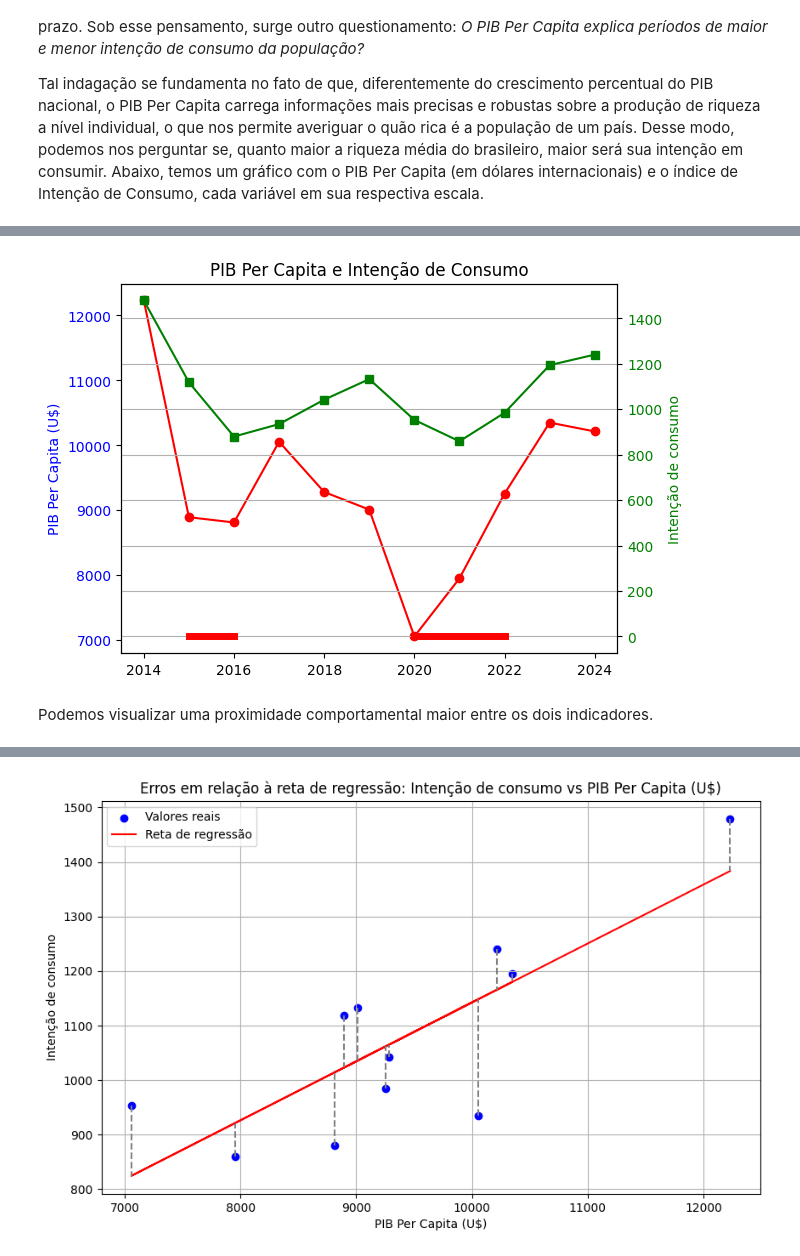
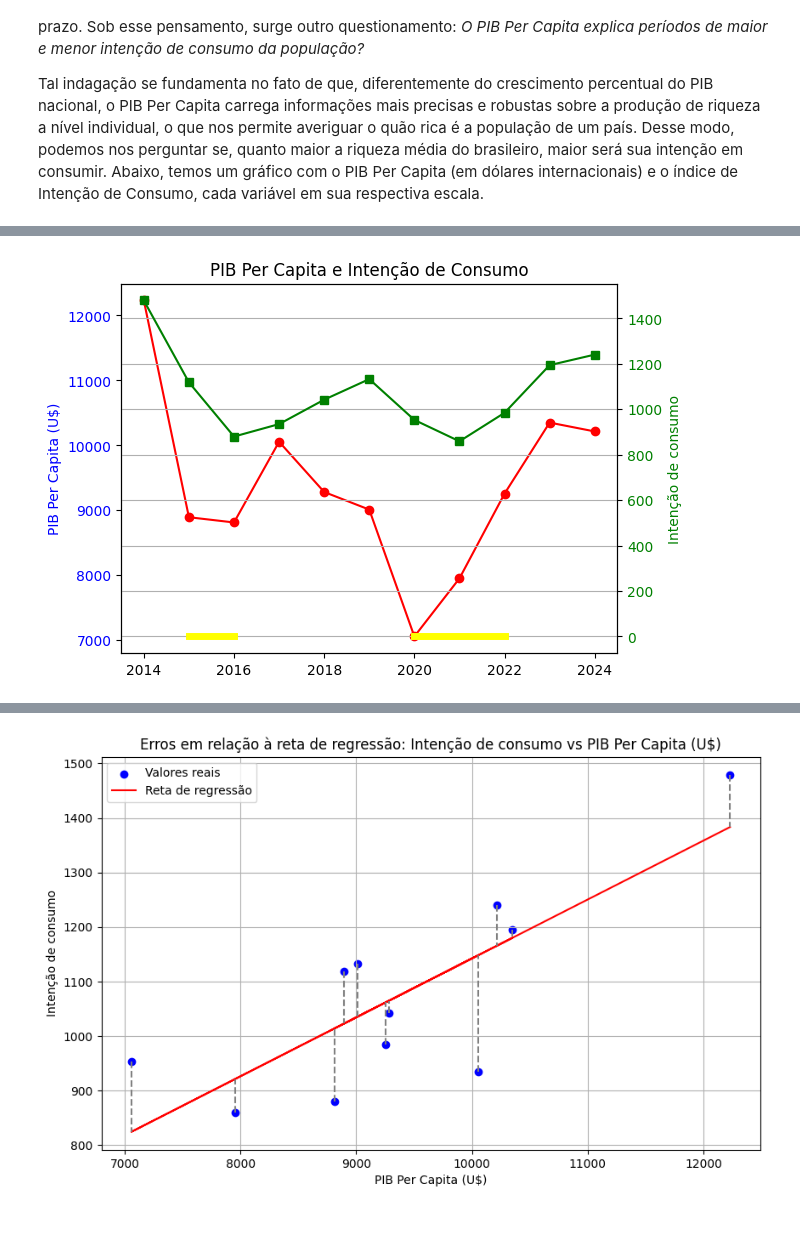
Before and after one commit to gabyxsantos/Economia, a Jupyter notebook: atualizandodf.ipynb, the cells around one changed output, grey strips where cells are left out. Drawn from its saved outputs; the diff is of its cells as text; code cells hidden in the pictures; blank space fills up the shorter version.

```diff
--- a/atualizandodf.ipynb
+++ b/atualizandodf.ipynb
@@ -963,31 +979,29 @@ Abaixo, temos um gráfico com o PIB Per Capita (em dólares internacionais) e o
 # %%
 PC_Consumo=PIB_PC.merge(
     dados_intencao_consumo,
     on='Ano'
 )
 PC_Consumo=PC_Consumo.set_index('Ano')
 
 # Criar a figura e o primeiro eixo
 fig, ax1 = plt.subplots()
 
 # Plotar a primeira série no eixo Y da esquerda
 ax1.plot(PC_Consumo.index, PC_Consumo['PIB Per Capita (U$)'], color='red', marker='o', label='Vendas')
 ax1.set_ylabel('PIB Per Capita (U$)', color='blue')
 ax1.tick_params(axis='y', labelcolor='blue')
 
 # Criar o segundo eixo Y (à direita)
 ax2 = ax1.twinx()
 ax2.plot(PC_Consumo.index, PC_Consumo['Intenção de consumo'], color='green', marker='s', label='Lucro')
 ax2.set_ylabel('Intenção de consumo', color='green')
 ax2.tick_params(axis='y', labelcolor='green')
 
 # Título e layout
 plt.title('PIB Per Capita e Intenção de Consumo')
 for i in Eventos:
-    plt.plot(i, [0, 0], color='red', linewidth=5, zorder=2);
+    plt.plot(i, [0, 0], color='yellow', linewidth=5, zorder=2);
 plt.grid(True)
 plt.show()
 # %% [output]
-[figure, old version]
+[figure, new version]
-# %% [markdown]
-Podemos visualizar uma proximidade comportamental maior entre os dois indicadores.
```
Also changed, not shown: parts of 6 cells of this notebook.
